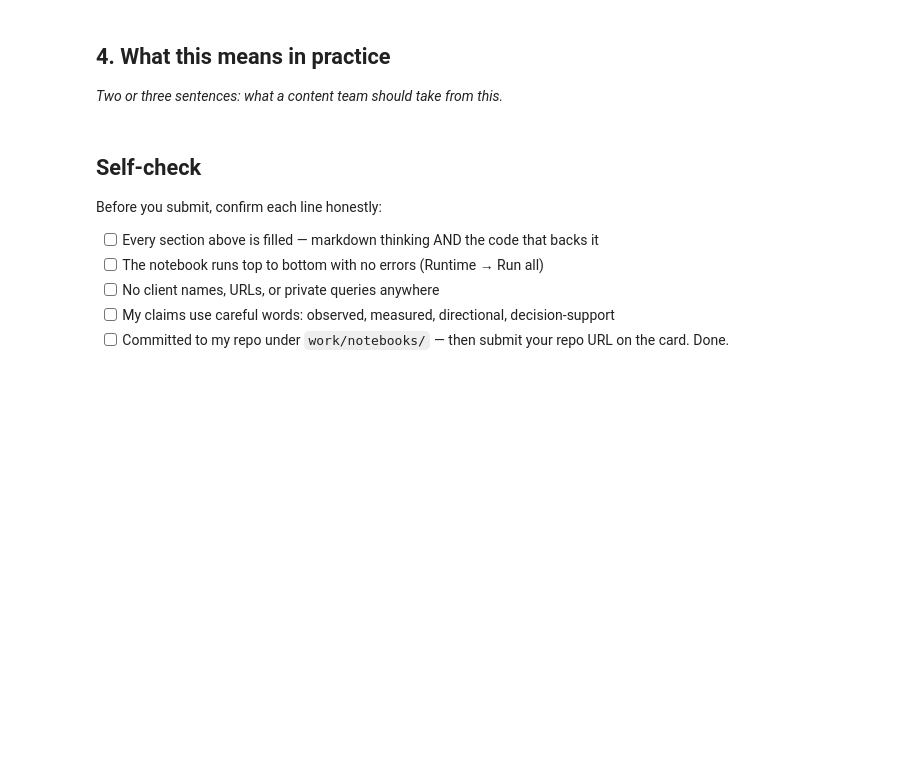
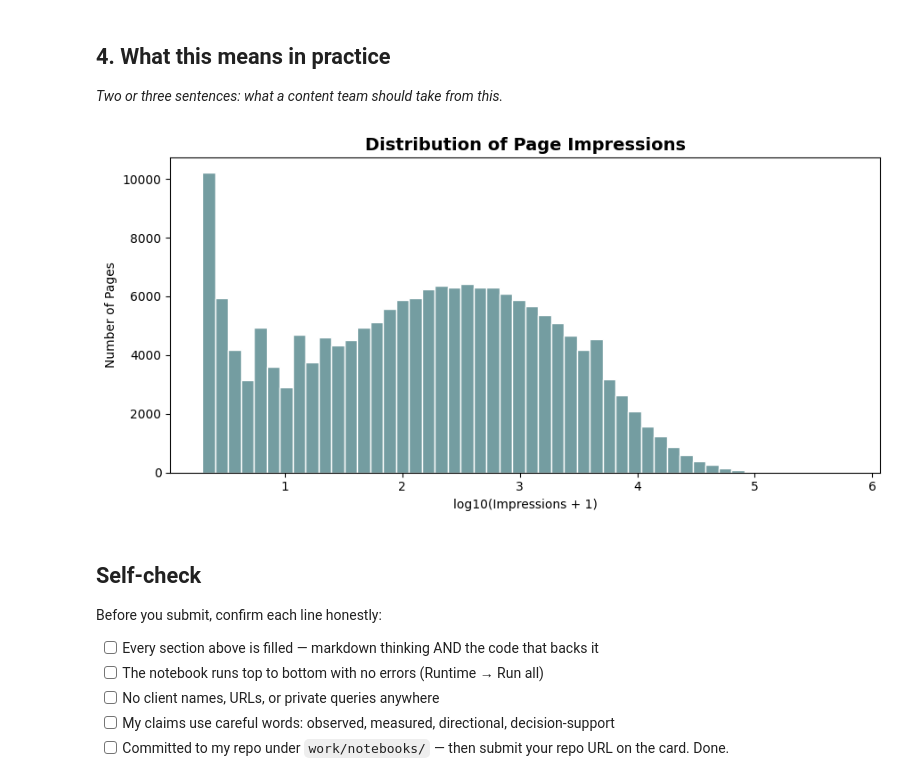
Before and after one commit to pakizahassan/flyrank-ml-internship, a Jupyter notebook: work/notebooks/w04_signal_audit.ipynb, the cells around one changed output. Saved outputs shown, nothing was run; the diff lists cells and outputs as text; code cells hidden in the pictures; blank space fills up the shorter version.

Commit message:
signal audit distributions

```diff
--- a/work/notebooks/w04_signal_audit.ipynb
+++ b/work/notebooks/w04_signal_audit.ipynb
@@ -24,6 +154,34 @@ This skeleton is yours to fill. Work the sections **in order** — each one has
 ## 4. What this means in practice
 
 *Two or three sentences: what a content team should take from this.*
+# %%
+positive_impressions = page_df.loc[
+    page_df["impressions"] > 0,
+    "impressions"
+]
+
+plt.figure(figsize=(9, 4.5))
+
+plt.hist(
+    np.log10(positive_impressions + 1),
+    bins=50,
+    color="#749da1",
+    edgecolor="white"
+)
+
+plt.title(
+    "Distribution of Page Impressions",
+    fontsize=14,
+    fontweight="bold"
+)
+
+plt.xlabel("log10(Impressions + 1)")
+plt.ylabel("Number of Pages")
+
+plt.tight_layout()
+plt.show()
+# %% [output]
+[figure, added]
 # %% [markdown]
 ## Self-check
 
```
Also changed, not shown: parts of 5 cells of this notebook.
